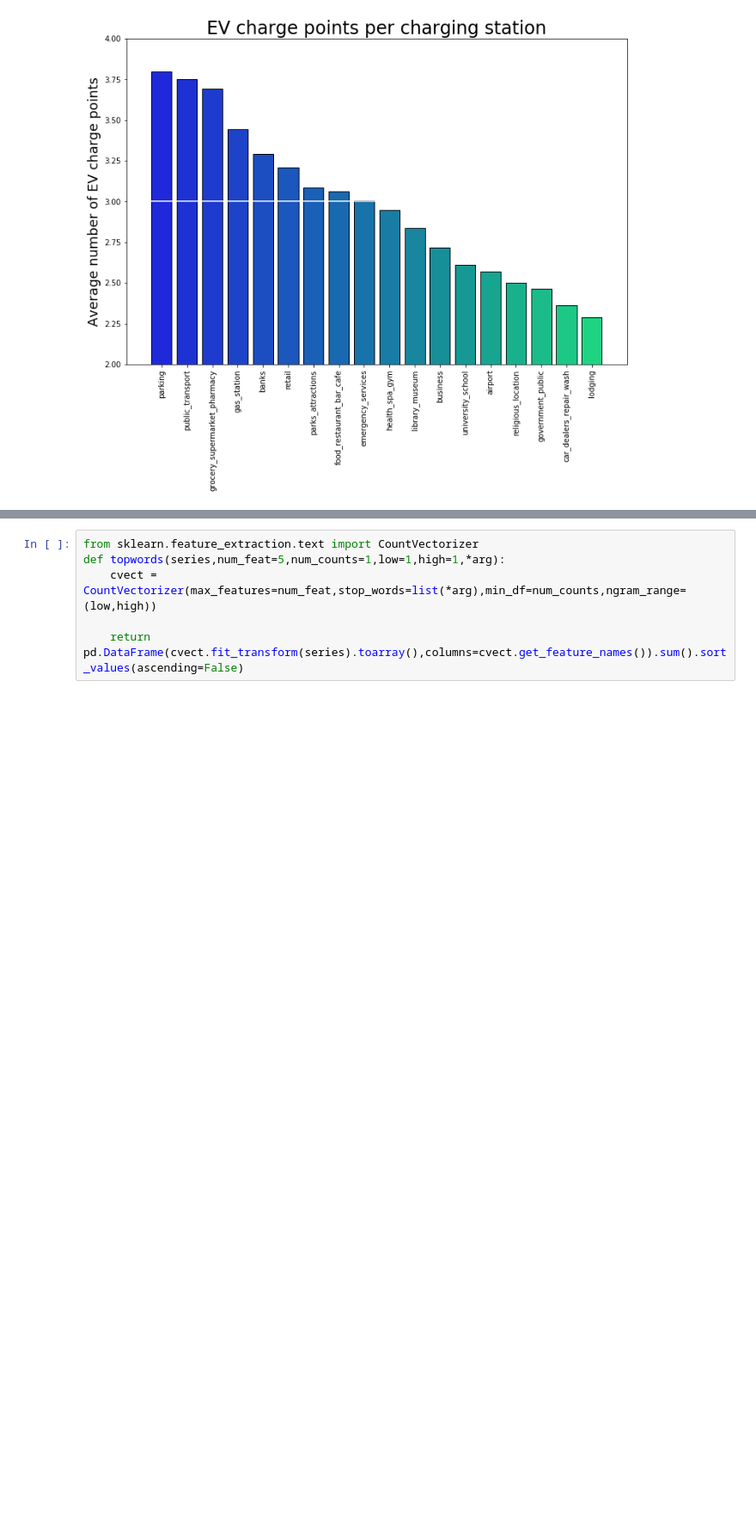
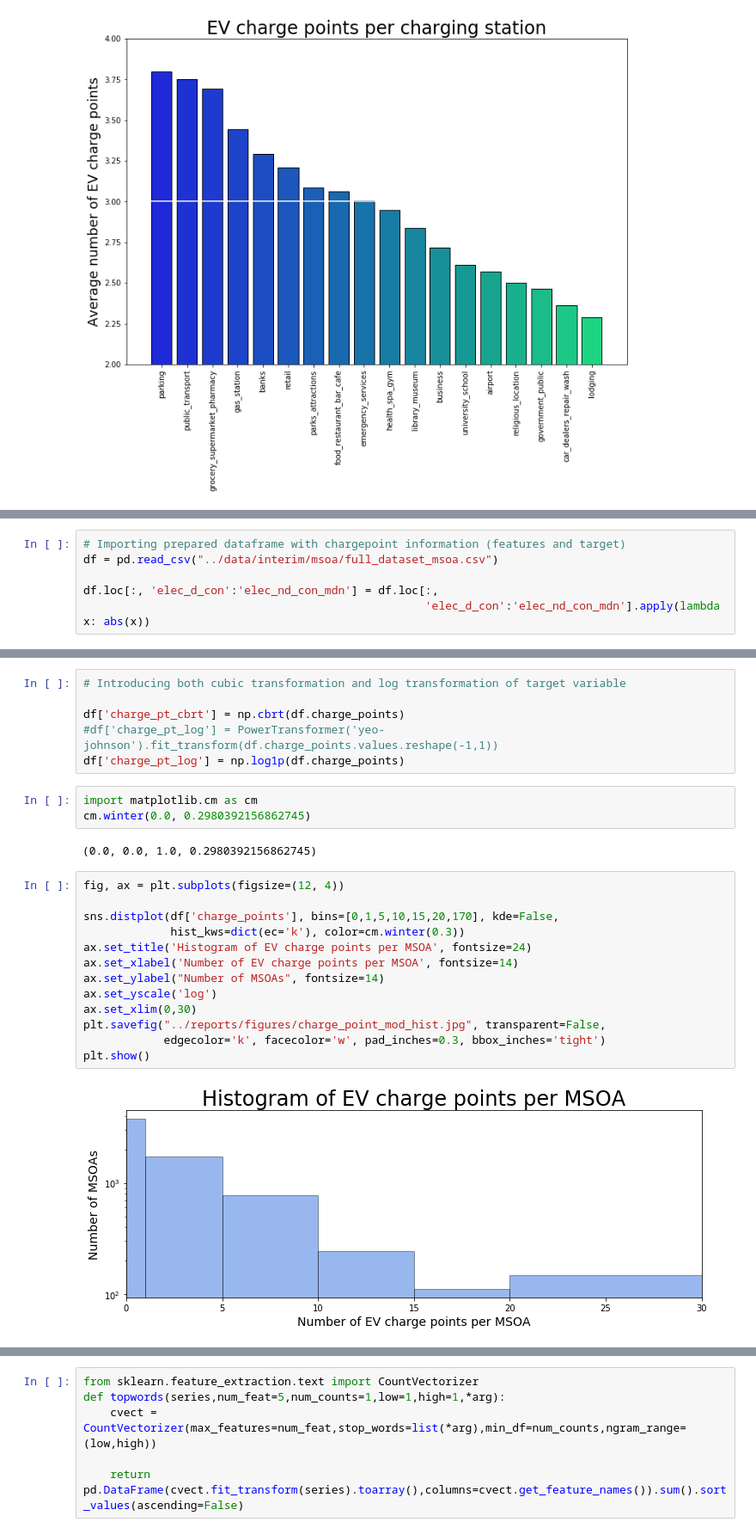
Before and after one commit to cdenbowjr/ev_chargepoint_prediction, a Jupyter notebook: notebooks/1.0-ced-chargepoint-analysis.ipynb, the cells around one changed output, grey strips where cells are left out. Shown at 86% size. Saved outputs shown, nothing was run; the diff lists cells and outputs as text; blank space fills up the shorter version.

```diff
--- a/notebooks/1.0-ced-chargepoint-categorisation.ipynb
+++ b/notebooks/1.0-ced-chargepoint-analysis.ipynb
@@ -279,0 +319,6 @@ plt.savefig("../reports/figures/EV_charge_points_est.jpg", transparent=False,
+# %%
+# Importing prepared dataframe with chargepoint information (features and target)
+df = pd.read_csv("../data/interim/msoa/full_dataset_msoa.csv")
+
+df.loc[:, 'elec_d_con':'elec_nd_con_mdn'] = df.loc[:,
+                                                   'elec_d_con':'elec_nd_con_mdn'].apply(lambda x: abs(x))
@@ -279,0 +378,26 @@ plt.savefig("../reports/figures/EV_charge_points_est.jpg", transparent=False,
+# %%
+# Introducing both cubic transformation and log transformation of target variable
+
+df['charge_pt_cbrt'] = np.cbrt(df.charge_points)
+#df['charge_pt_log'] = PowerTransformer('yeo-johnson').fit_transform(df.charge_points.values.reshape(-1,1))
+df['charge_pt_log'] = np.log1p(df.charge_points)
+# %%
+import matplotlib.cm as cm
+cm.winter(0.0, 0.2980392156862745)
+# %% [output]
+(0.0, 0.0, 1.0, 0.2980392156862745)
+# %%
+fig, ax = plt.subplots(figsize=(12, 4))
+
+sns.distplot(df['charge_points'], bins=[0,1,5,10,15,20,170], kde=False,
+             hist_kws=dict(ec='k'), color=cm.winter(0.3))
+ax.set_title('Histogram of EV charge points per MSOA', fontsize=24)
+ax.set_xlabel('Number of EV charge points per MSOA', fontsize=14)
+ax.set_ylabel("Number of MSOAs", fontsize=14)
+ax.set_yscale('log')
+ax.set_xlim(0,30)
+plt.savefig("../reports/figures/charge_point_mod_hist.jpg", transparent=False,
+            edgecolor='k', facecolor='w', pad_inches=0.3, bbox_inches='tight')
+plt.show()
+# %% [output]
+[figure, added]
```
Also changed, not shown: parts of 17 cells of this notebook, 6 other files.
